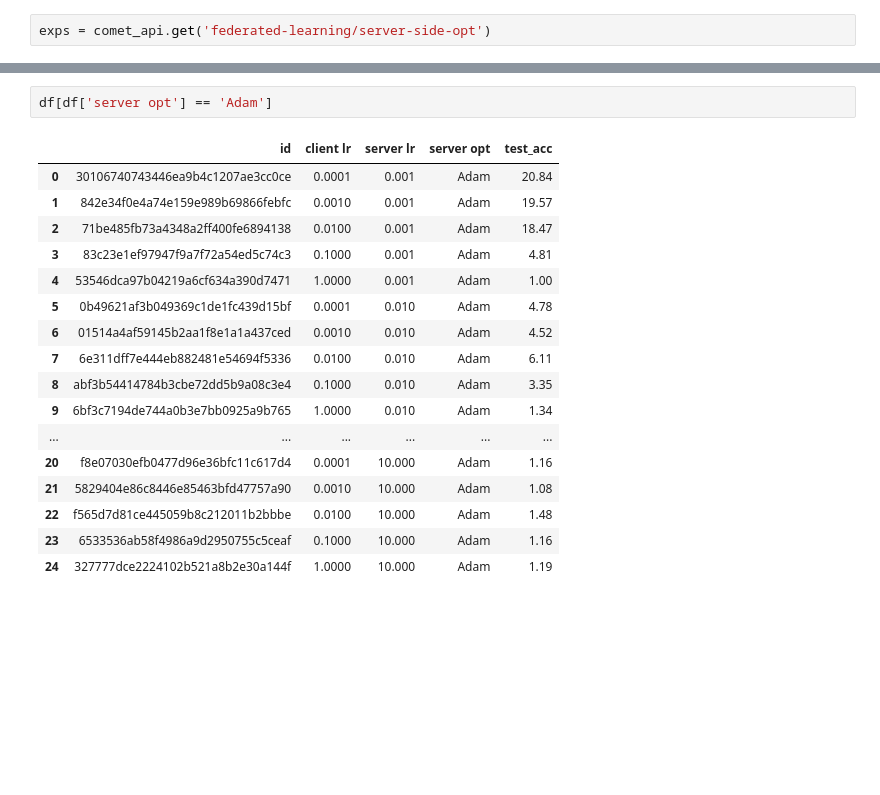
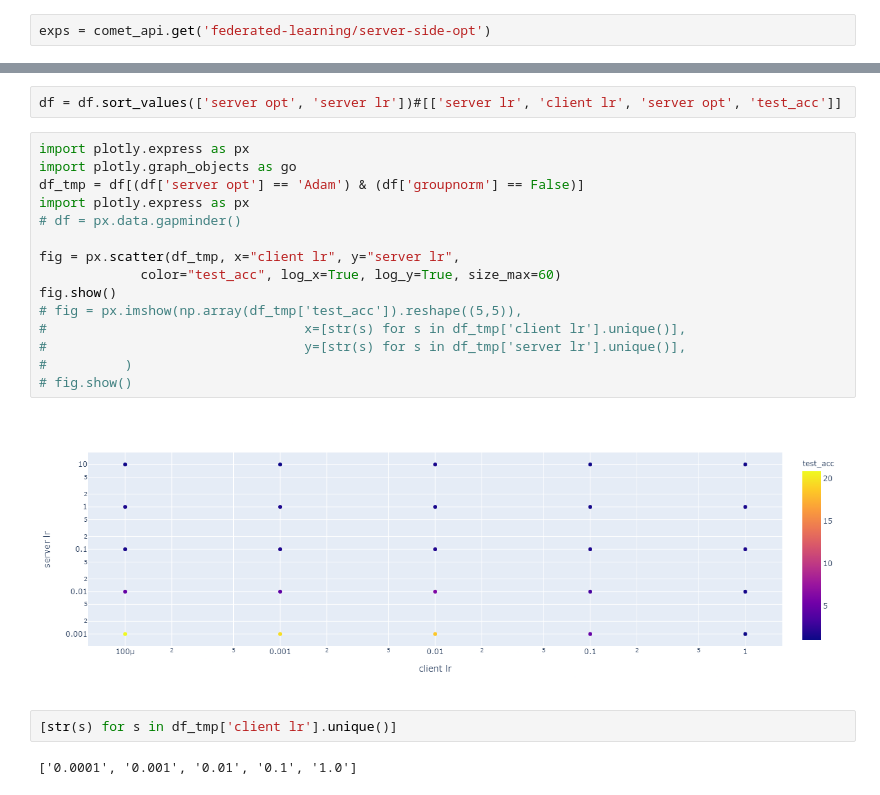
Before and after one commit to matech96/FederatedLighting, a Jupyter notebook: notebooks/server_side_opt.ipynb, the cells around one changed output, grey strips where cells are left out. Cells and saved outputs as stored; diff of their text form; blank space fills up the shorter version.

Commit message:
plotting

```diff
--- a/notebooks/server_side_opt.ipynb
+++ b/notebooks/server_side_opt.ipynb
@@ -36,20 +37,23 @@ df.iloc[df.groupby(['server opt', 'server lr']).idxmax()['test_acc']]
-# %%
-df[df['server opt'] == 'Adam']
-# %% [output]
-|  | id | client lr | server lr | server opt | test_acc |
-| 0 | 30106740743446ea9b4c1207ae3cc0ce | 0.0001 | 0.001 | Adam | 20.84 |
-| 1 | 842e34f0e4a74e159e989b69866febfc | 0.0010 | 0.001 | Adam | 19.57 |
-| 2 | 71be485fb73a4348a2ff400fe6894138 | 0.0100 | 0.001 | Adam | 18.47 |
-| 3 | 83c23e1ef97947f9a7f72a54ed5c74c3 | 0.1000 | 0.001 | Adam | 4.81 |
-| 4 | 53546dca97b04219a6cf634a390d7471 | 1.0000 | 0.001 | Adam | 1.00 |
-| 5 | 0b49621af3b049369c1de1fc439d15bf | 0.0001 | 0.010 | Adam | 4.78 |
-| 6 | 01514a4af59145b2aa1f8e1a1a437ced | 0.0010 | 0.010 | Adam | 4.52 |
-| 7 | 6e311dff7e444eb882481e54694f5336 | 0.0100 | 0.010 | Adam | 6.11 |
-| 8 | abf3b54414784b3cbe72dd5b9a08c3e4 | 0.1000 | 0.010 | Adam | 3.35 |
-| 9 | 6bf3c7194de744a0b3e7bb0925a9b765 | 1.0000 | 0.010 | Adam | 1.34 |
-| ... | ... | ... | ... | ... | ... |
-| 20 | f8e07030efb0477d96e36bfc11c617d4 | 0.0001 | 10.000 | Adam | 1.16 |
-| 21 | 5829404e86c8446e85463bfd47757a90 | 0.0010 | 10.000 | Adam | 1.08 |
-| 22 | f565d7d81ce445059b8c212011b2bbbe | 0.0100 | 10.000 | Adam | 1.48 |
-| 23 | 6533536ab58f4986a9d2950755c5ceaf | 0.1000 | 10.000 | Adam | 1.16 |
-| 24 | 327777dce2224102b521a8b2e30a144f | 1.0000 | 10.000 | Adam | 1.19 |
+# %%
+df = df.sort_values(['server opt', 'server lr'])#[['server lr', 'client lr', 'server opt', 'test_acc']]
+# %%
+import plotly.express as px
+import plotly.graph_objects as go
+df_tmp = df[(df['server opt'] == 'Adam') & (df['groupnorm'] == False)]
+import plotly.express as px
+# df = px.data.gapminder()
+
+fig = px.scatter(df_tmp, x="client lr", y="server lr",
+	         color="test_acc", log_x=True, log_y=True, size_max=60)
+fig.show()
+# fig = px.imshow(np.array(df_tmp['test_acc']).reshape((5,5)),
+#                                 x=[str(s) for s in df_tmp['client lr'].unique()],
+#                                 y=[str(s) for s in df_tmp['server lr'].unique()],
+#          )
+# fig.show()
+# %% [output]
+[figure, added]
+# %%
+[str(s) for s in df_tmp['client lr'].unique()]
+# %% [output]
+['0.0001', '0.001', '0.01', '0.1', '1.0']
```
Also changed, not shown: parts of 9 cells of this notebook, 1 other file.
